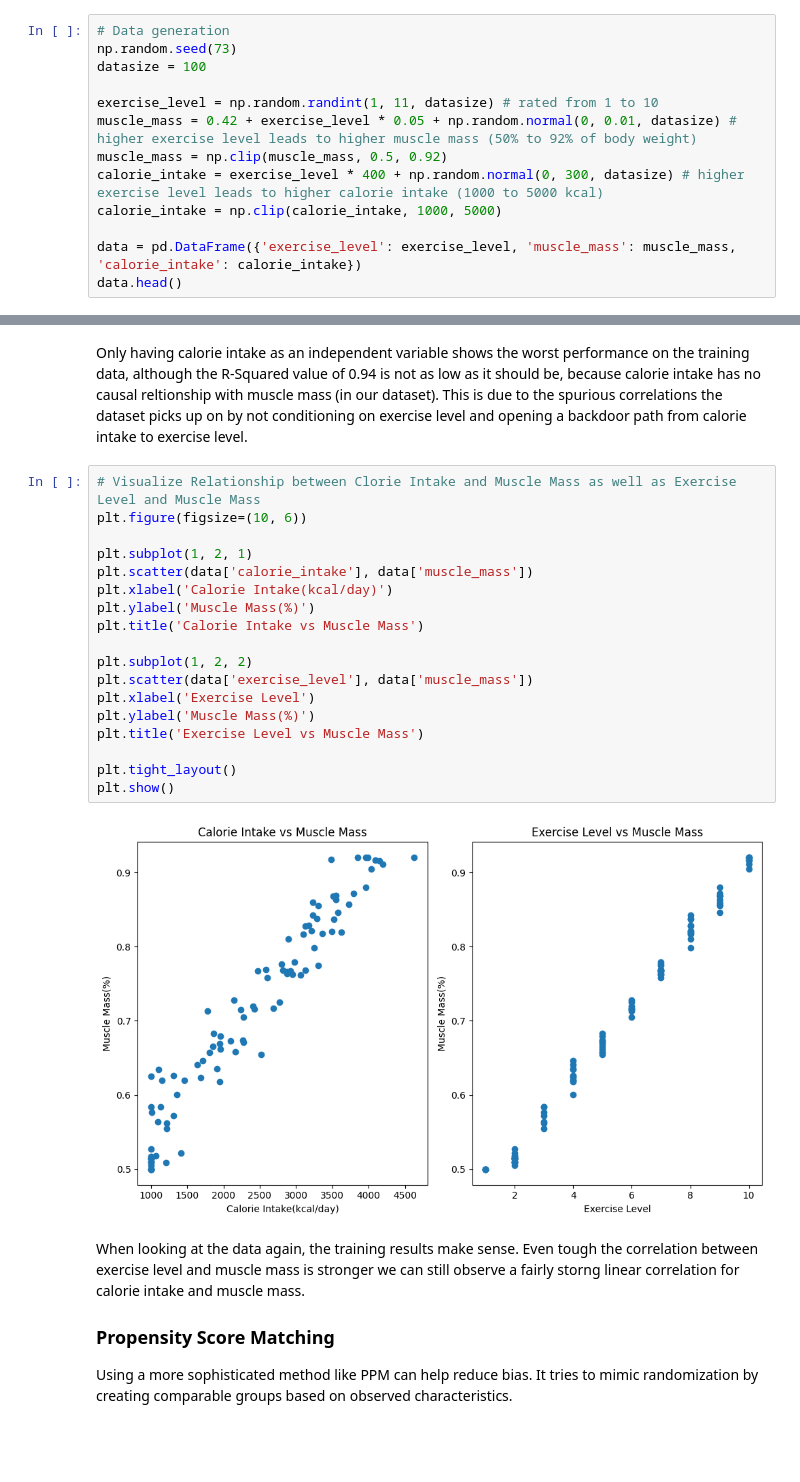
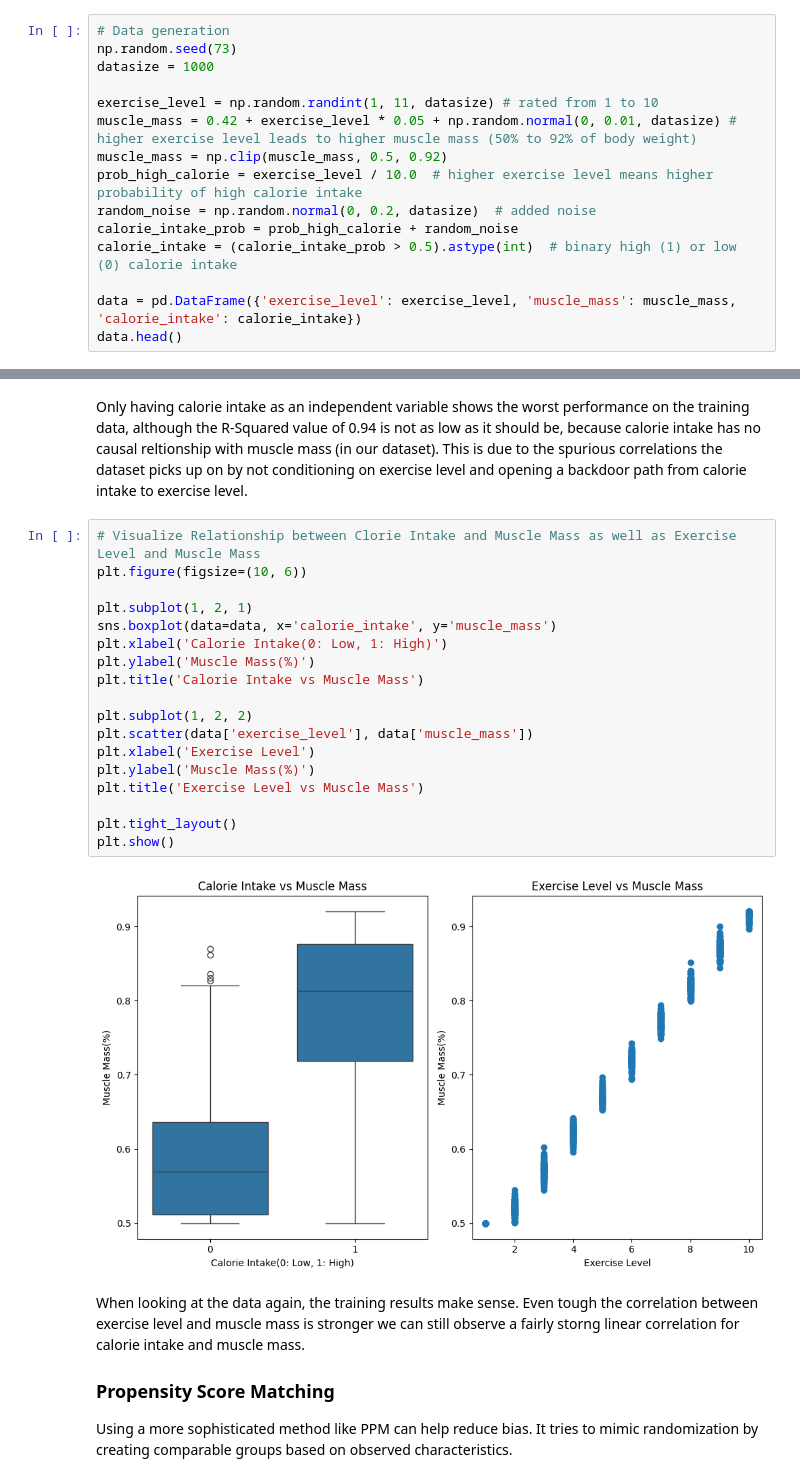
Before and after one commit to MaxiStahl1992/advanced-workbook-code, a Jupyter notebook: task3_full.ipynb, the cells around one changed output, grey strips where cells are left out. Saved outputs shown, nothing was run; the diff lists cells and outputs as text; blank space fills up the shorter version.

```diff
--- a/task3_full.ipynb
+++ b/task3_full.ipynb
@@ -44,13 +44,15 @@ plt.show()
 # %%
 # Data generation
 np.random.seed(73)
-datasize = 100
+datasize = 1000
 
 exercise_level = np.random.randint(1, 11, datasize) # rated from 1 to 10
 muscle_mass = 0.42 + exercise_level * 0.05 + np.random.normal(0, 0.01, datasize) # higher exercise level leads to higher muscle mass (50% to 92% of body weight)
 muscle_mass = np.clip(muscle_mass, 0.5, 0.92)
-calorie_intake = exercise_level * 400 + np.random.normal(0, 300, datasize) # higher exercise level leads to higher calorie intake (1000 to 5000 kcal)
-calorie_intake = np.clip(calorie_intake, 1000, 5000)
+prob_high_calorie = exercise_level / 10.0  # higher exercise level means higher probability of high calorie intake
+random_noise = np.random.normal(0, 0.2, datasize)  # added noise
+calorie_intake_prob = prob_high_calorie + random_noise
+calorie_intake = (calorie_intake_prob > 0.5).astype(int)  # binary high (1) or low (0) calorie intake
 
 data = pd.DataFrame({'exercise_level': exercise_level, 'muscle_mass': muscle_mass, 'calorie_intake': calorie_intake})
 data.head()
@@ -136,23 +137,23 @@ Only having calorie intake as an independent variable shows the worst performanc
 # %%
 # Visualize Relationship between Clorie Intake and Muscle Mass as well as Exercise Level and Muscle Mass
 plt.figure(figsize=(10, 6))
 
 plt.subplot(1, 2, 1)
-plt.scatter(data['calorie_intake'], data['muscle_mass'])
-plt.xlabel('Calorie Intake(kcal/day)')
+sns.boxplot(data=data, x='calorie_intake', y='muscle_mass')
+plt.xlabel('Calorie Intake(0: Low, 1: High)')
 plt.ylabel('Muscle Mass(%)')
 plt.title('Calorie Intake vs Muscle Mass')
 
 plt.subplot(1, 2, 2)
 plt.scatter(data['exercise_level'], data['muscle_mass'])
 plt.xlabel('Exercise Level')
 plt.ylabel('Muscle Mass(%)')
 plt.title('Exercise Level vs Muscle Mass')
 
 plt.tight_layout()
 plt.show()
 # %% [output]
-[figure, old version]
+[figure, new version]
 # %% [markdown]
 When looking at the data again, the training results make sense. Even tough the correlation between exercise level and muscle mass is stronger we can still observe a fairly storng linear correlation for calorie intake and muscle mass.
 
```
Also changed, not shown: parts of 22 cells of this notebook.
